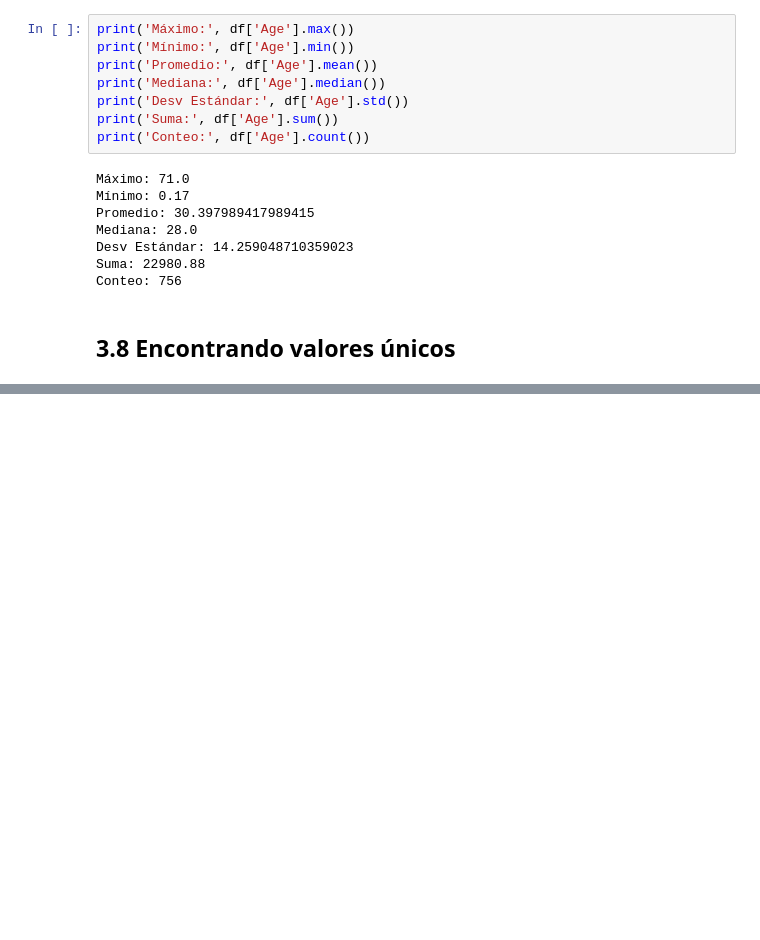
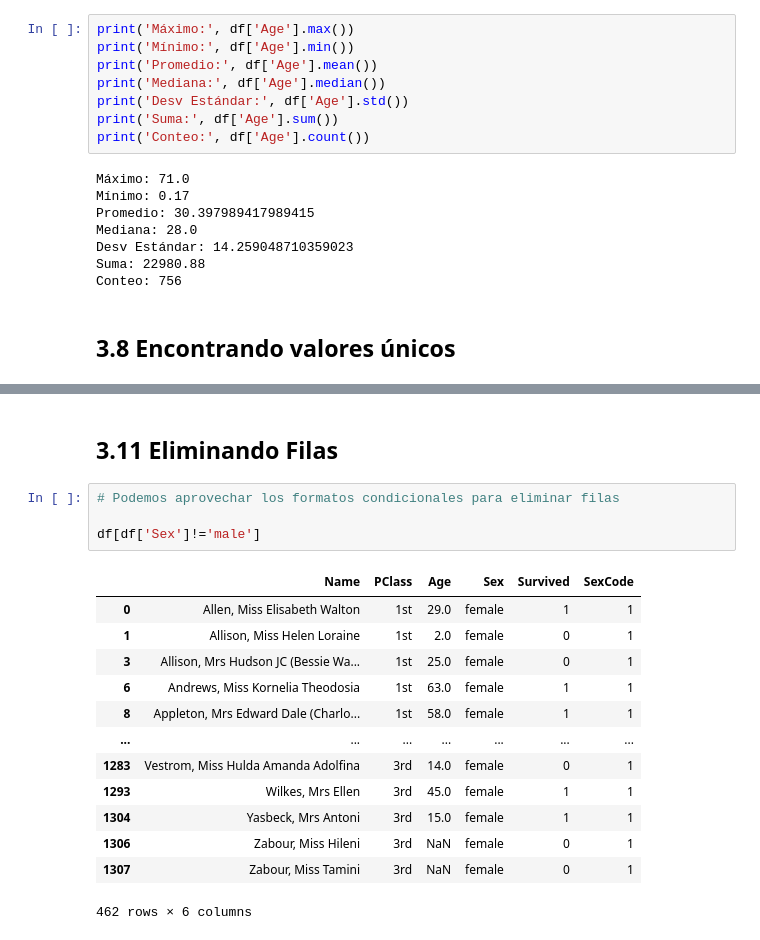
Before and after one commit to JuanFeA98/Machine_Learning, a Jupyter notebook: 03. Limpieza de Datos.ipynb, the cells around one changed output, grey strips where cells are left out. Cells and saved outputs as stored; diff of their text form; blank space fills up the shorter version.

```diff
--- a/03. Limpieza de Datos.ipynb
+++ b/03. Limpieza de Datos.ipynb
@@ -206,0 +252,20 @@ Conteo: 756
+# %% [markdown]
+## 3.11 Eliminando Filas
+# %%
+# Podemos aprovechar los formatos condicionales para eliminar filas
+
+df[df['Sex']!='male']
+# %% [output]
+|  | Name | PClass | Age | Sex | Survived | SexCode |
+| 0 | Allen, Miss Elisabeth Walton | 1st | 29.0 | female | 1 | 1 |
+| 1 | Allison, Miss Helen Loraine | 1st | 2.0 | female | 0 | 1 |
+| 3 | Allison, Mrs Hudson JC (Bessie Wa... | 1st | 25.0 | female | 0 | 1 |
+| 6 | Andrews, Miss Kornelia Theodosia | 1st | 63.0 | female | 1 | 1 |
+| 8 | Appleton, Mrs Edward Dale (Charlo... | 1st | 58.0 | female | 1 | 1 |
+| ... | ... | ... | ... | ... | ... | ... |
+| 1283 | Vestrom, Miss Hulda Amanda Adolfina | 3rd | 14.0 | female | 0 | 1 |
+| 1293 | Wilkes, Mrs Ellen | 3rd | 45.0 | female | 1 | 1 |
+| 1304 | Yasbeck, Mrs Antoni | 3rd | 15.0 | female | 1 | 1 |
+| 1306 | Zabour, Miss Hileni | 3rd | NaN | female | 0 | 1 |
+| 1307 | Zabour, Miss Tamini | 3rd | NaN | female | 0 | 1 |
+462 rows × 6 columns
```
Also changed, not shown: parts of 27 cells of this notebook, 1 other file.
